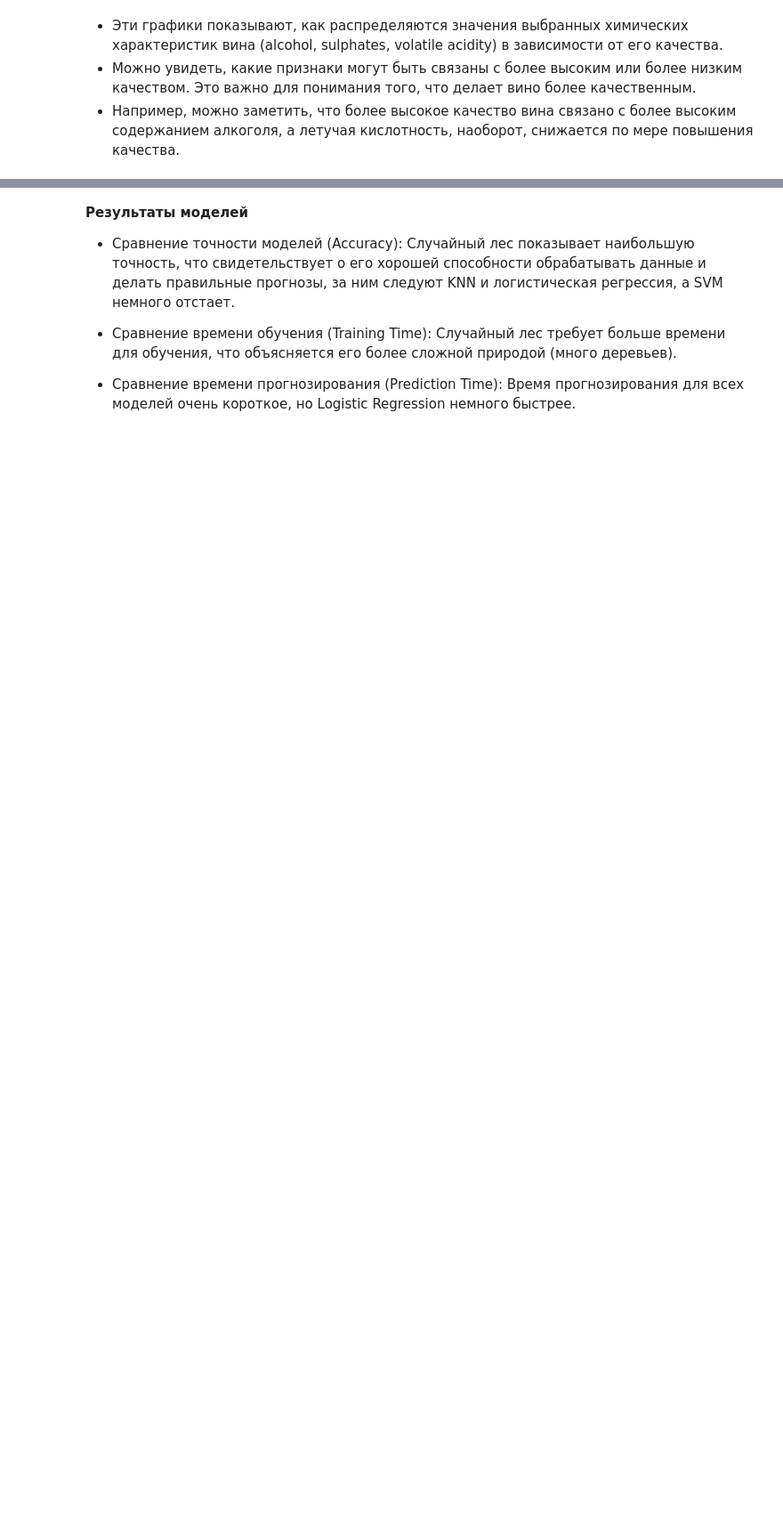
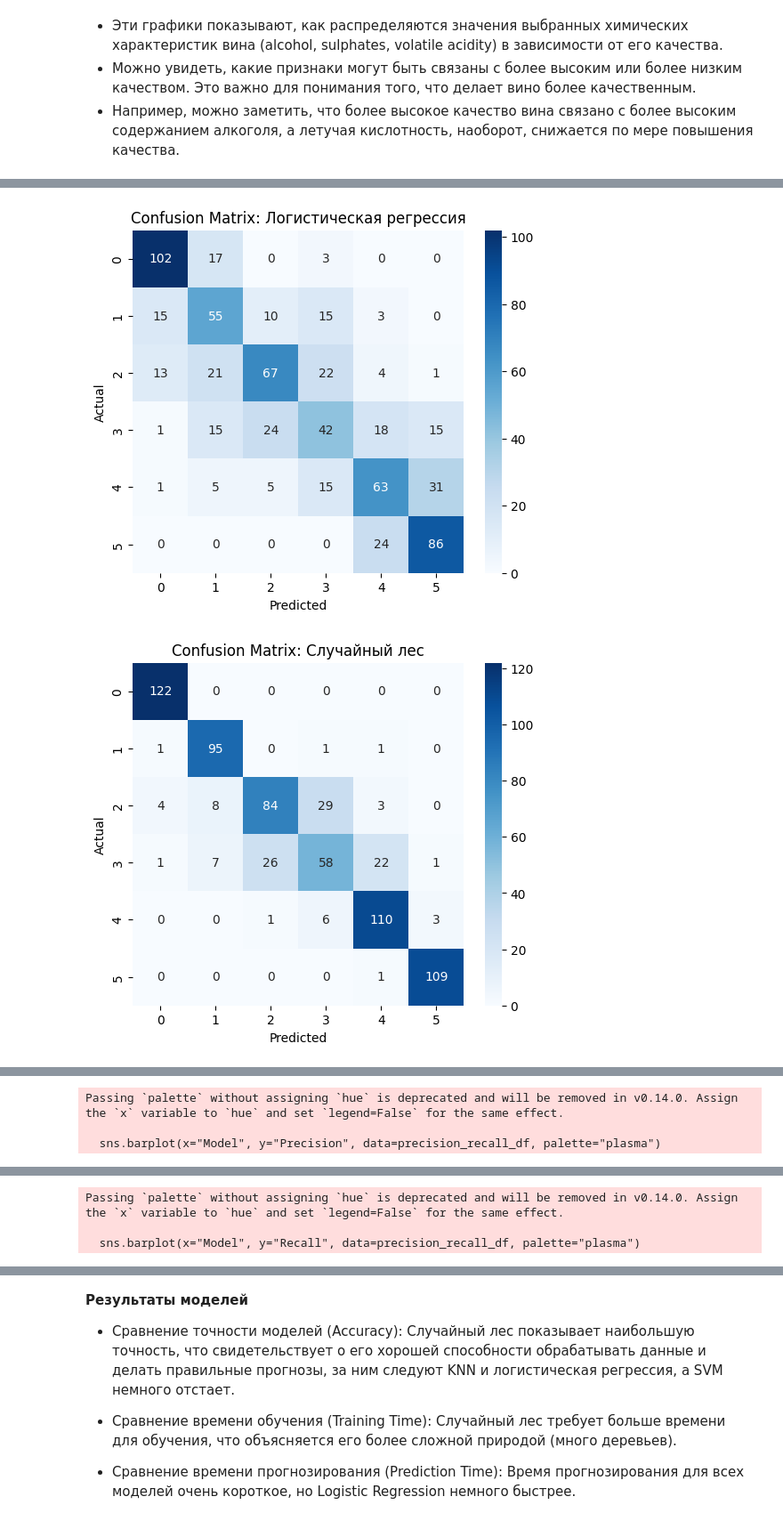
Before and after one commit to AngelinaYakubovskaya/spbu-python-course, a Jupyter notebook: project/Classification.ipynb, the cells around one changed output, grey strips where cells are left out. Shown at 89% size. Cells and saved outputs as stored; diff of their text form; code cells hidden in the pictures; blank space fills up the shorter version.

```diff
--- a/project/Classification.ipynb
+++ b/project/Classification.ipynb
@@ -325,0 +321,53 @@ Confusion Matrix:
+# %%
+# 1. Визуализация матриц ошибок
+for name, model in best_models.items():
+    cm = confusion_matrix(y_test, model.predict(X_test))
+    plt.figure(figsize=(6, 5))
+    sns.heatmap(cm, annot=True, fmt='d', cmap='Blues')
+    plt.title(f"Confusion Matrix: {name}")
+    plt.ylabel('Actual')
+    plt.xlabel('Predicted')
+    plt.show()
+
+# 2. Визуализация Precision и Recall для каждой модели
+precision_recall_data = []
+for name, model in best_models.items():
+    report = classification_report(y_test, model.predict(X_test), output_dict=True)
+    precision_recall_data.append({
+        "Model": name,
+        "Precision": report["weighted avg"]["precision"],
+        "Recall": report["weighted avg"]["recall"]
+    })
+
+precision_recall_df = pd.DataFrame(precision_recall_data)
+
+# Precision Comparison
+plt.figure(figsize=(10, 5))
+sns.barplot(x="Model", y="Precision", data=precision_recall_df, palette="plasma")
+plt.title("Precision Comparison")
+plt.show()
+
+# Recall Comparison
+plt.figure(figsize=(10, 5))
+sns.barplot(x="Model", y="Recall", data=precision_recall_df, palette="plasma")
+plt.title("Recall Comparison")
+plt.show()
+
+# 4. Визуализация F1-Score
+f1_scores = []
+for name, model in best_models.items():
+    report = classification_report(y_test, model.predict(X_test), output_dict=True)
+    f1_scores.append({
+        "Model": name,
+        "F1-Score": report["weighted avg"]["f1-score"]
+    })
+
+f1_scores_df = pd.DataFrame(f1_scores)
+
+plt.figure(figsize=(10, 5))
+sns.barplot(x="Model", y="F1-Score", data=f1_scores_df, palette="cubehelix")
+plt.title("F1-Score Comparison")
+plt.show()
+# %% [output]
+[figure, added]
+[figure, added]
@@ -325,0 +376,3 @@ Confusion Matrix:
+Passing `palette` without assigning `hue` is deprecated and will be removed in v0.14.0. Assign the `x` variable to `hue` and set `legend=False` for the same effect.
+
+  sns.barplot(x="Model", y="Precision", data=precision_recall_df, palette="plasma")
@@ -325,0 +380,3 @@ Confusion Matrix:
+Passing `palette` without assigning `hue` is deprecated and will be removed in v0.14.0. Assign the `x` variable to `hue` and set `legend=False` for the same effect.
+
+  sns.barplot(x="Model", y="Recall", data=precision_recall_df, palette="plasma")
```
Also changed, not shown: parts of 21 cells of this notebook.
